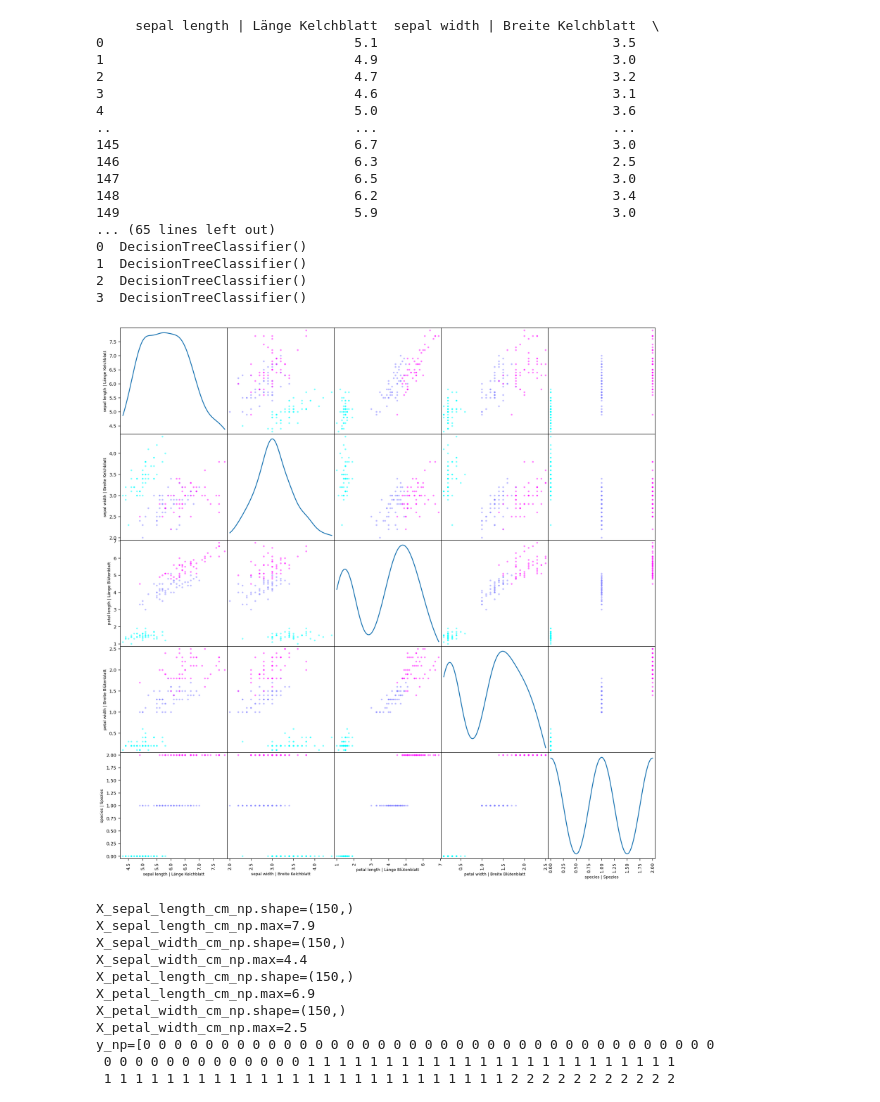
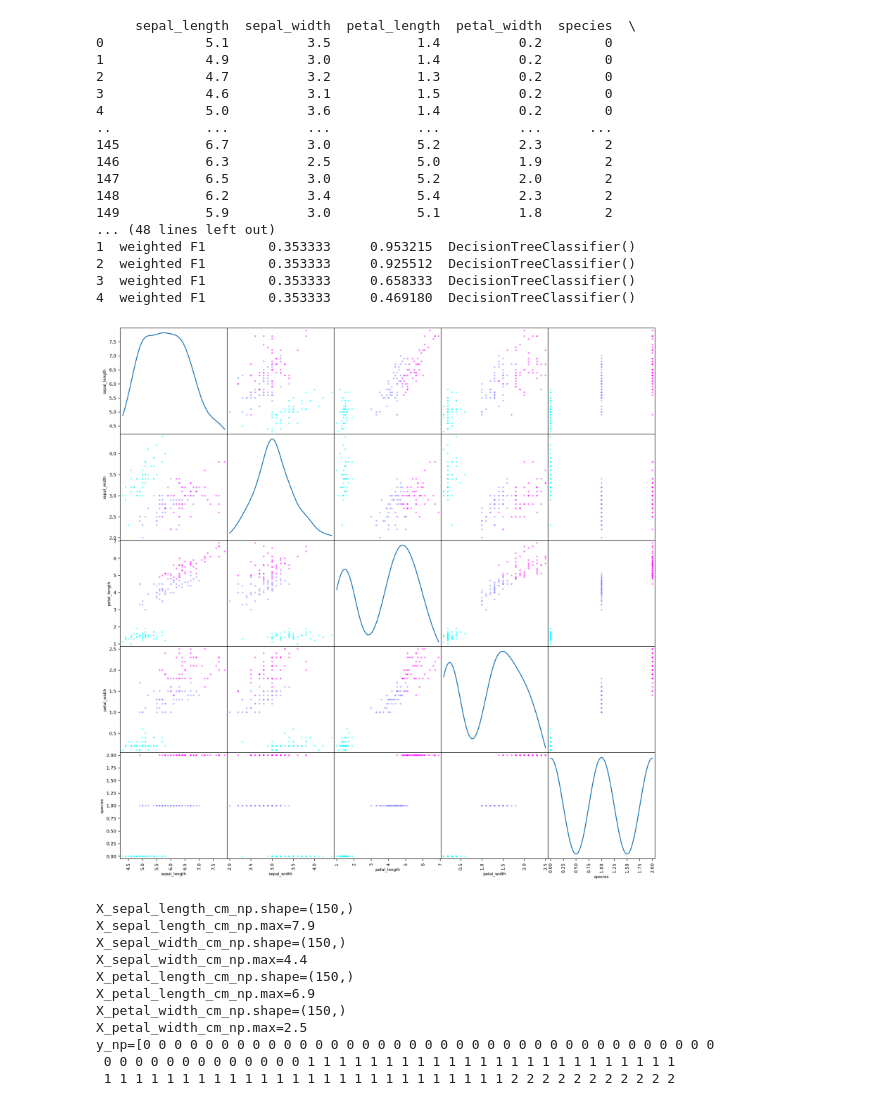
Before and after one commit to aisven/data-visualization-python, a Jupyter notebook: notebooks/SciViz_Exercise6_Arrangement_and_Affordances.ipynb, the cells around one changed output. Drawn from its saved outputs; the diff is of its cells as text; code cells hidden in the pictures.

```diff
--- a/notebooks/SciViz_Exercise6_Arrangement_and_Affordances.ipynb
+++ b/notebooks/SciViz_Exercise6_Arrangement_and_Affordances.ipynb
@@ -1,6 +1,6 @@
 # %%
-%pip install ppscore
-%pip install hypertools
+#%pip install ppscore
+#%pip install hypertools
 
 # to read CSV and for use with the library ppscore
 import pandas as pd
@@ -14,11 +14,15 @@ from matplotlib import colormaps as cm
 from matplotlib.ticker import MaxNLocator
 import matplotlib as mpl
 mpl.rcParams['figure.dpi'] = 200
-mpl.rcParams['figure.figsize'] = [10, 10]
+mpl.rcParams['figure.figsize'] = [5, 5]
 mpl.rcParams.update({'font.size': 7})
-import hypertools as hyp
+#import hypertools as hyp
 
 # EDA
 import numpy as np
 import ppscore as pps
 from scipy import stats
+
+# Plotly
+import plotly.express as px
+import plotly.graph_objects as go
@@ -58,7 +44,7 @@ label_iris_virginica = 2
 # %%
 # in this code block we define a function to read the dataset from a CSV file and perform some very basic preprocessing
 
-def load_dataset(path: str, sep: str, target_column_name: str, columns_to_drop: list, column_name_mapping: dict, target_class_mapping: dict):
+def load_dataset(path: str, sep: str, target_column_name: str, target_name_column_name: str, columns_to_drop: list, column_name_mapping: dict, target_class_mapping: dict):
 
     target_column_is_index = False
     target_column_index = -1
@@ -79,6 +65,7 @@ def load_dataset(path: str, sep: str, target_column_name: str, columns_to_drop:
 
     X_original_y_pd.rename(column_name_mapping, axis=1, inplace=True)
 
+    X_original_y_pd[target_name_column_name] = X_original_y_pd[target_column_name]
     X_original_y_pd[target_column_name] = X_original_y_pd[target_column_name].map(target_class_mapping)
 
     # on a side note we choose to sort the data frame by the target column
@@ -106,6 +93,7 @@ def load_dataset(path: str, sep: str, target_column_name: str, columns_to_drop:
     assert X_y_np.shape == (n_samples, n_features + n_targets)
 
     X_original_pd = X_original_y_pd.copy().drop(target_column_name, axis=1)
+    X_original_pd.drop(target_name_column_name, axis=1)
     X_original_np = X_original_pd.to_numpy()
     assert X_original_np.shape == (n_samples,n_features)
 
@@ -120,21 +108,23 @@ def load_dataset(path: str, sep: str, target_column_name: str, columns_to_drop:
 n_targets = 1
 n_target_classes = 3
 
-target_column_name = 'species | Spezies'
+target_column_name = 'species'
+target_name_column_name = 'species-name'
 
 columns_to_drop = ['Id']
 
-column_name_mapping = {'SepalLengthCm': 'sepal length | Länge Kelchblatt',
-    'SepalWidthCm': 'sepal width | Breite Kelchblatt',
-    'PetalLengthCm': 'petal length | Länge Blütenblatt',
-    'PetalWidthCm': 'petal width | Breite Blütenblatt',
-    'Species': 'species | Spezies'}
+column_name_mapping = {'SepalLengthCm': 'sepal_length',
+    'SepalWidthCm': 'sepal_width',
+    'PetalLengthCm': 'petal_length',
+    'PetalWidthCm': 'petal_width',
+    'Species': 'species'}
 
 target_class_mapping = {'Iris-setosa': 0, 'Iris-versicolor': 1, 'Iris-virginica': 2}
 assert len(target_class_mapping) == n_target_classes
 
-X_original_pd, y_pd, X_original_np, y_np, X_original_y_pd = load_dataset("sample_data/iris.csv",
-    ',', target_column_name, columns_to_drop, column_name_mapping, target_class_mapping)
+X_original_pd, y_pd, X_original_np, y_np, X_original_y_pd = load_dataset("../data/iris.csv",
+    ',', target_column_name, target_name_column_name,
+    columns_to_drop, column_name_mapping, target_class_mapping)
 # %% [output]
 n_samples=150
 n_targets=1
@@ -221,28 +210,28 @@ dtype: float64
 # %%
 # in this code block we explore the data set
 
 print(X_original_y_pd)
 
-explore_dataset(X_original_y_pd, X_original_y_pd.to_numpy(), n_target_classes, 'species | Spezies', target_class_mapping)
+explore_dataset(X_original_y_pd, X_original_y_pd.copy().drop(target_name_column_name, axis=1).to_numpy(), n_target_classes, 'species', target_class_mapping)
 # %% [output]
-     sepal length | Länge Kelchblatt  sepal width | Breite Kelchblatt  \
-0                                5.1                              3.5
-1                                4.9                              3.0
-2                                4.7                              3.2
-3                                4.6                              3.1
-4                                5.0                              3.6
-..                               ...                              ...
-145                              6.7                              3.0
-146                              6.3                              2.5
-147                              6.5                              3.0
-148                              6.2                              3.4
-149                              5.9                              3.0
-... (65 lines left out)
-0  DecisionTreeClassifier()
-1  DecisionTreeClassifier()
-2  DecisionTreeClassifier()
-3  DecisionTreeClassifier()
+     sepal_length  sepal_width  petal_length  petal_width  species  \
+0             5.1          3.5           1.4          0.2        0
+1             4.9          3.0           1.4          0.2        0
+2             4.7          3.2           1.3          0.2        0
+3             4.6          3.1           1.5          0.2        0
+4             5.0          3.6           1.4          0.2        0
+..            ...          ...           ...          ...      ...
+145           6.7          3.0           5.2          2.3        2
+146           6.3          2.5           5.0          1.9        2
+147           6.5          3.0           5.2          2.0        2
+148           6.2          3.4           5.4          2.3        2
+149           5.9          3.0           5.1          1.8        2
+... (48 lines left out)
+1  weighted F1        0.353333     0.953215  DecisionTreeClassifier()
+2  weighted F1        0.353333     0.925512  DecisionTreeClassifier()
+3  weighted F1        0.353333     0.658333  DecisionTreeClassifier()
+4  weighted F1        0.353333     0.469180  DecisionTreeClassifier()
-[figure, old version]
+[figure, new version]
 # %%
 X_sepal_length_cm_np = X_original_np[:,0]
 print(f"X_sepal_length_cm_np.shape={X_sepal_length_cm_np.shape}")
```
Also changed, not shown: parts of 14 cells of this notebook.
